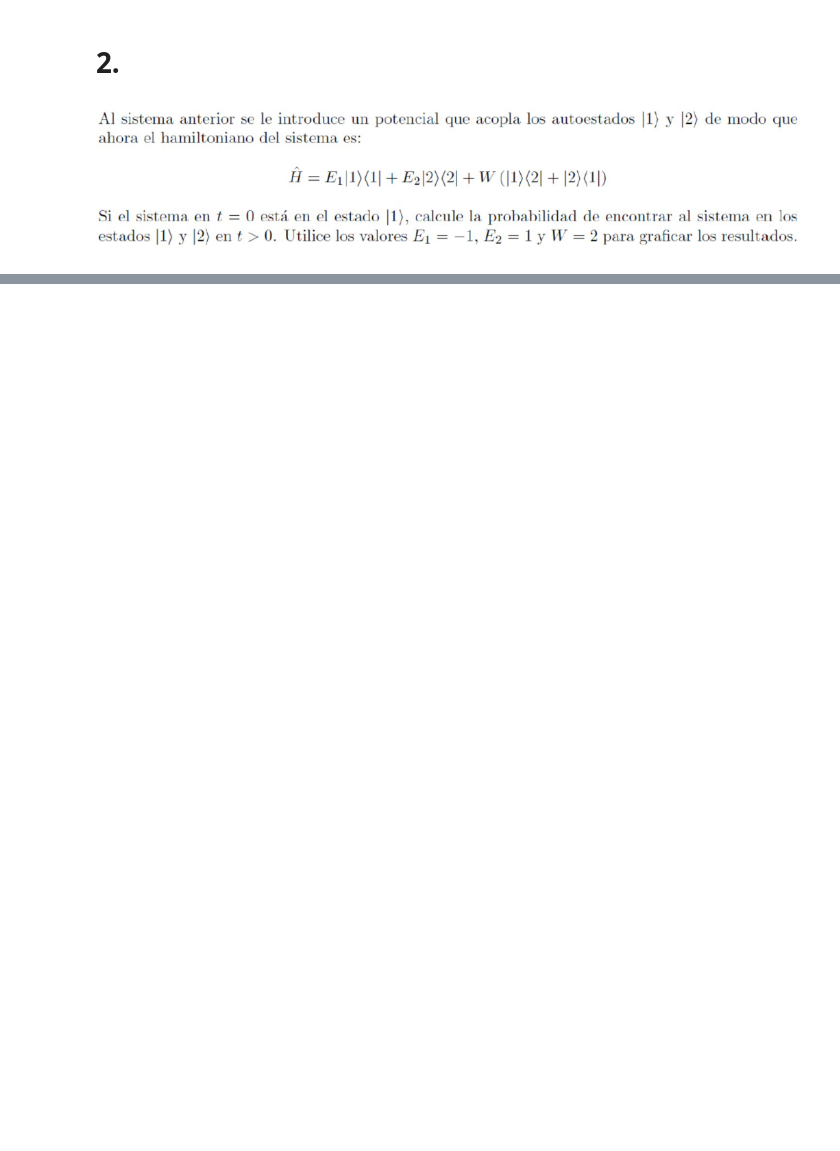
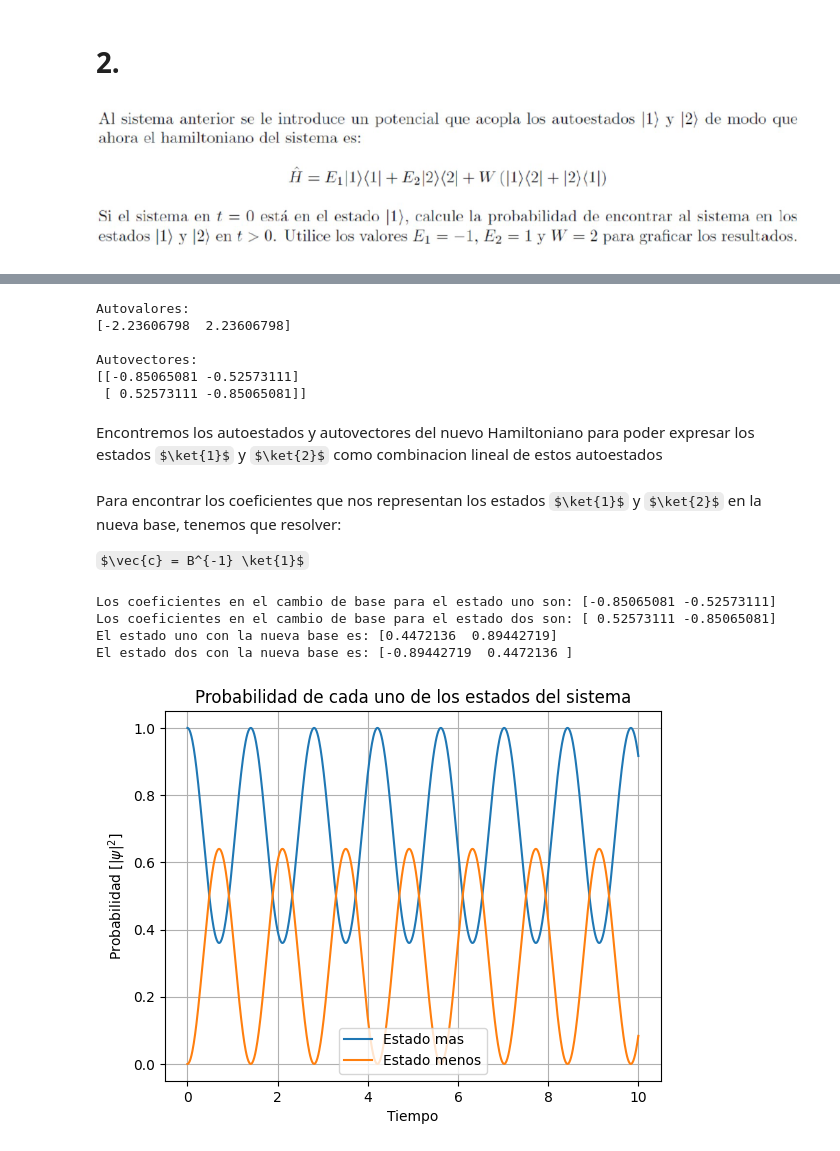
Before and after one commit to SamHuRo/mecanica-cuantica-avanzada, a Jupyter notebook: Ejercicios/Ejercicio_02/Tarea_02-Samuel-Huertas.ipynb, the cells around one changed output, grey strips where cells are left out. Saved outputs shown, nothing was run; the diff lists cells and outputs as text; code cells hidden in the pictures; some formulas as TeX source; blank space fills up the shorter version.

```diff
--- a/Ejercicios/Ejercicio_02/Tarea_02-Samuel-Huertas.ipynb
+++ b/Ejercicios/Ejercicio_02/Tarea_02-Samuel-Huertas.ipynb
@@ -20,0 +198,74 @@
+# %%
+matriz_h = np.array([
+    [-1, 2],
+    [2, 1]
+])
+
+autovalores, autovectores = np.linalg.eig(matriz_h)
+
+print("Autovalores:")
+print(autovalores)
+
+print("\nAutovectores:")
+print(autovectores)
+# %% [output]
+Autovalores:
+[-2.23606798  2.23606798]
+
+Autovectores:
+[[-0.85065081 -0.52573111]
+ [ 0.52573111 -0.85065081]]
+# %% [markdown]
+Encontremos los autoestados y autovectores del nuevo Hamiltoniano para poder expresar los estados $\ket{1}$ y $\ket{2}$ como combinacion lineal de estos autoestados
+# %% [markdown]
+Para encontrar los coeficientes que nos representan los estados $\ket{1}$ y $\ket{2}$ en la nueva base, tenemos que resolver:
+
+$\vec{c} = B^{-1} \ket{1}$
+# %%
+# Cambio de base de los estados del sistema
+cambio_base =  autovectores
+
+# Calculo de los nuevos coeficientes de los estados uno y dos en la nueva base
+coeficientes_nuevo_uno = np.linalg.inv(cambio_base) @ estado_uno
+coeficientes_nuevo_dos = np.linalg.inv(cambio_base) @ estado_dos
+
+print(f"Los coeficientes en el cambio de base para el estado uno son: {coeficientes_nuevo_uno}")
+print(f"Los coeficientes en el cambio de base para el estado dos son: {coeficientes_nuevo_dos}")
+
+nuevo_estado_uno = coeficientes_nuevo_uno @ cambio_base
+print(f"El estado uno con la nueva base es: {nuevo_estado_uno}")
+
+nuevo_estado_dos = coeficientes_nuevo_dos @ cambio_base
+print(f"El estado dos con la nueva base es: {nuevo_estado_dos}")
+# %% [output]
+Los coeficientes en el cambio de base para el estado uno son: [-0.85065081 -0.52573111]
+Los coeficientes en el cambio de base para el estado dos son: [ 0.52573111 -0.85065081]
+El estado uno con la nueva base es: [0.4472136  0.89442719]
+El estado dos con la nueva base es: [-0.89442719  0.4472136 ]
+# %%
+# Realizo el mismo procedimiento pero para varios tiempos
+prob_uno = []
+prob_dos = []
+
+for i in t:
+    # Evolución temporal de los autoestados
+    nuevo_temporal_uno = np.exp(-1j*autovalores[0]*i/hbar)
+    nuevo_temporal_dos = np.exp(-1j*autovalores[1]*i/hbar)
+    # Calculo del operador temporal en el tiempo t -> dado por los autovalores en la nueva base
+    operador_temporal = [[nuevo_temporal_uno, 0], [0, nuevo_temporal_dos]]
+    # Calculo de la evolución temporal en el tiempo t para el estado uno
+    evolucion_temporal_uno = operador_temporal @ nuevo_estado_uno
+    # Calculo de la probabilidad de cada uno de los sistemas
+    prob_uno.append(np.abs(nuevo_estado_uno.T @ evolucion_temporal_uno) ** 2)
+    prob_dos.append(np.abs(nuevo_estado_dos.T @ evolucion_temporal_uno) ** 2)
+
+plt.plot(t, prob_uno, label="Estado mas")
+plt.plot(t, prob_dos, label="Estado menos")
+plt.title("Probabilidad de cada uno de los estados del sistema")
+plt.grid(True)
+plt.xlabel("Tiempo")
+plt.ylabel("Probabilidad [$|\psi|^2$]")
+plt.legend()
+plt.show()
+# %% [output]
+[figure, added]
```
Also changed, not shown: parts of 12 cells of this notebook, 3 other files.
